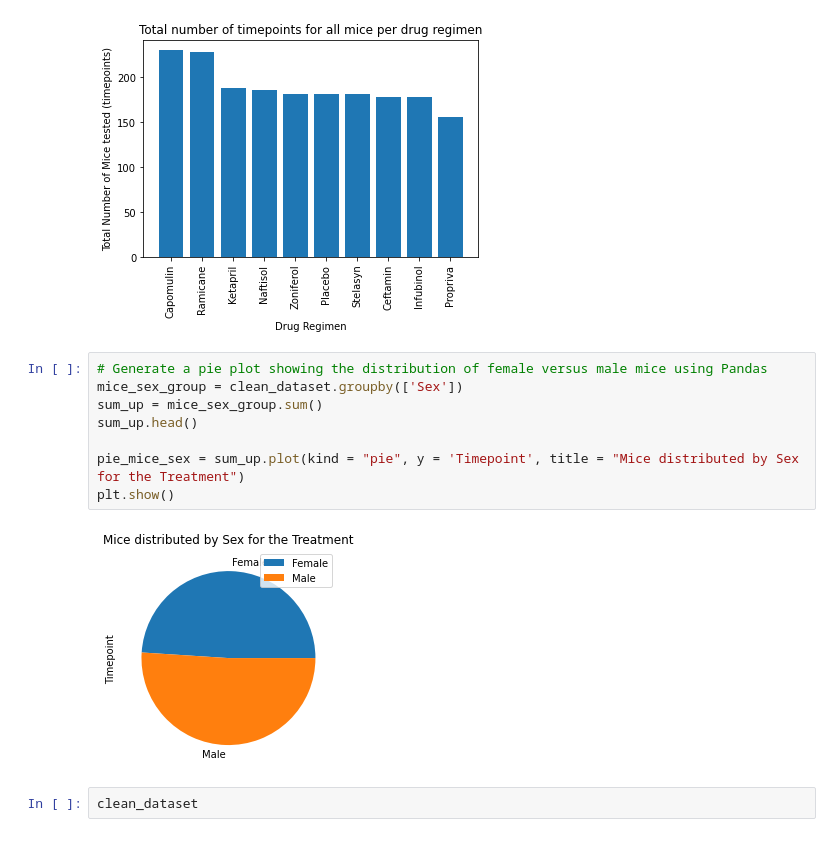
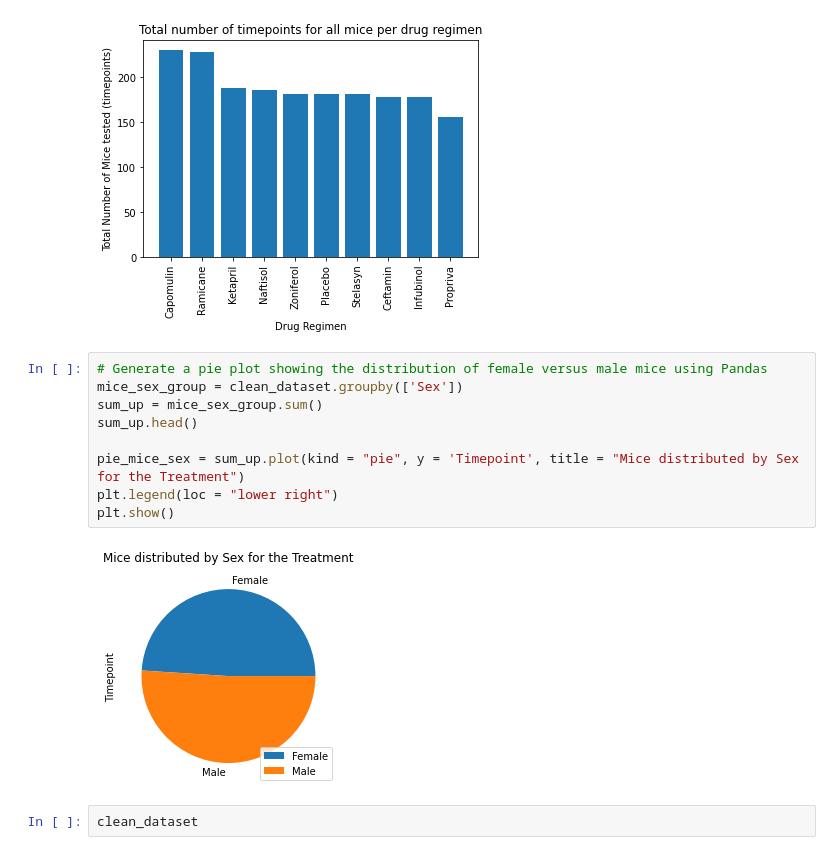
Before and after one commit to sunnyrvd27/matplotlib-challenge, a Jupyter notebook: starter.ipynb, the cells around one changed output. Drawn from its saved outputs; the diff is of its cells as text.

```diff
--- a/starter.ipynb
+++ b/starter.ipynb
@@ -179,13 +180,14 @@ plt.show()
 # %%
 # Generate a pie plot showing the distribution of female versus male mice using Pandas
 mice_sex_group = clean_dataset.groupby(['Sex'])
 sum_up = mice_sex_group.sum()
 sum_up.head()
 
 pie_mice_sex = sum_up.plot(kind = "pie", y = 'Timepoint', title = "Mice distributed by Sex for the Treatment")
+plt.legend(loc = "lower right")
 plt.show()
 # %% [output]
-[figure, old version]
+[figure, new version]
 # %%
 clean_dataset
 # %% [output]
```
Also changed, not shown: parts of 5 cells of this notebook.
